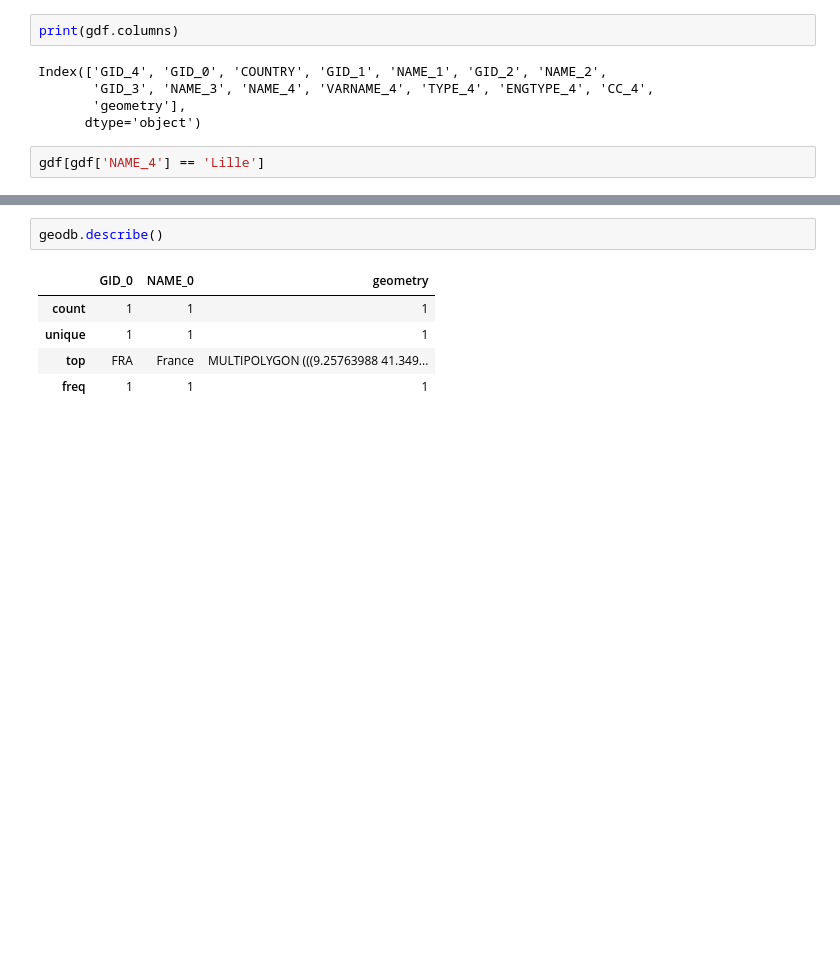
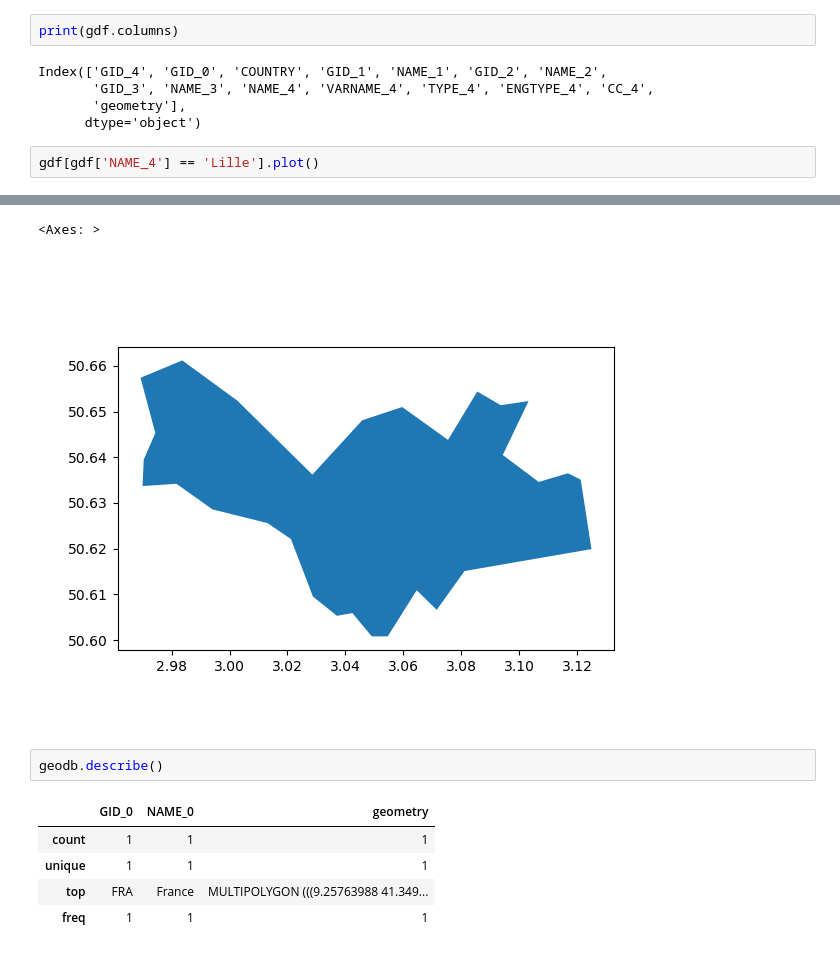
Before and after one commit to mohammadzainabbas/neo4j-pregel, a Jupyter notebook: results/result.ipynb, the cells around one changed output, grey strips where cells are left out. Saved outputs shown, nothing was run; the diff lists cells and outputs as text; blank space fills up the shorter version.

```diff
--- a/results/result.ipynb
+++ b/results/result.ipynb
@@ -20,5 +20,5 @@ Index(['GID_4', 'GID_0', 'COUNTRY', 'GID_1', 'NAME_1', 'GID_2', 'NAME_2',
        'geometry'],
       dtype='object')
 # %%
-gdf[gdf['NAME_4'] == 'Lille']
+gdf[gdf['NAME_4'] == 'Lille'].plot()
 # %% [output]
@@ -27,3 +25,5 @@ gdf[gdf['NAME_4'] == 'Lille']
+<Axes: >
+[figure, added]
 # %%
 geodb.describe()
 # %% [output]
```
Also changed, not shown: parts of 1 cell of this notebook.
